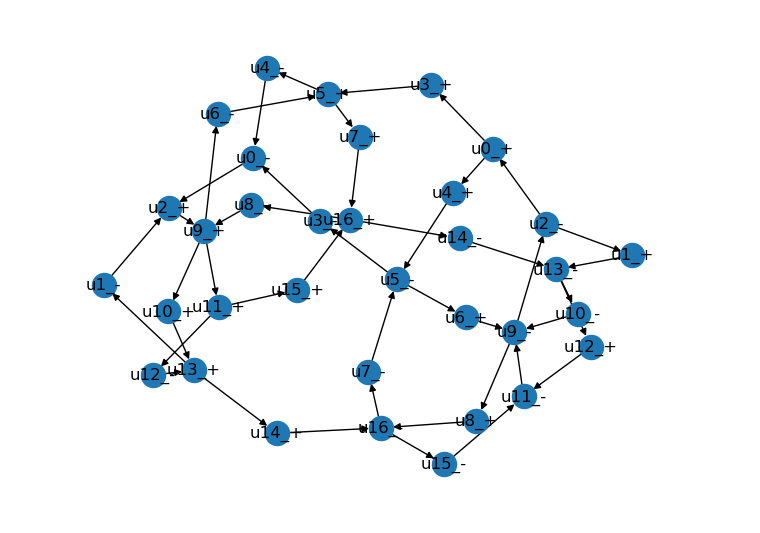
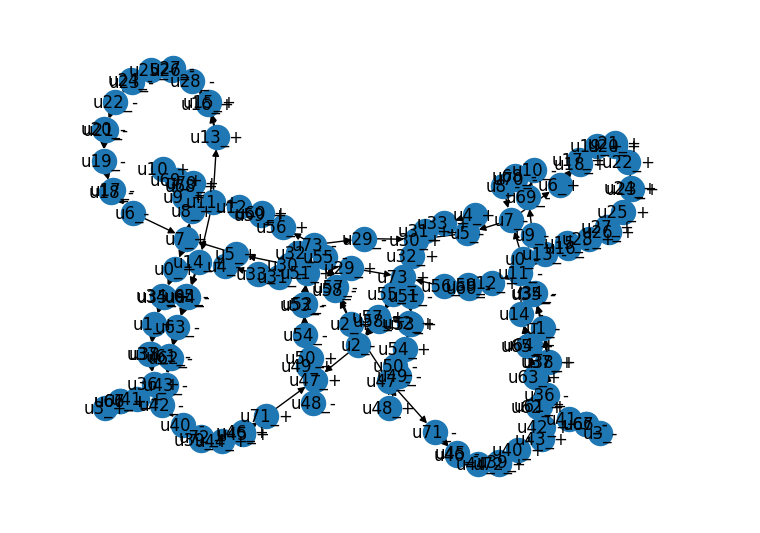
Before and after one commit to JoshCudby/quantum_pangenomics, a Jupyter notebook: diploid_tangle/notebooks/diploid_tangle.ipynb, the cells around one changed output. Cells and saved outputs as stored; diff of their text form; code cells hidden in the pictures.

```diff
--- a/diploid_tangle/notebooks/diploid_tangle.ipynb
+++ b/diploid_tangle/notebooks/diploid_tangle.ipynb
@@ -43,10 +114,13 @@ def normalise_node_weights(graph, normalisation):
 # %%
 # g = oriented_graph_from_file('../../data/test.gfa')
-g = oriented_graph_from_file('../../data/ddDapMeze1.MT.k501.utg.final.gfa')
-g = normalise_node_weights(g, 100)
+# g = oriented_graph_from_file('../../data/ddDapMeze1.MT.k501.utg.final.gfa')
+# g = normalise_node_weights(g, 100)
+# g = oriented_graph_from_file('../../data/both2.syncasm1001.utg.final.gfa')
+g = oriented_graph_from_file('../../data/both.syncasm.utg.final.gfa')
+g = normalise_node_weights(g, 30)
 nx.draw_kamada_kawai(g, with_labels=True)
 # %% [output]
-[figure, old version]
+[figure, new version]
 # %%
 nodes = list(g.nodes)
 N = int(len(nodes) / 2)
```
Also changed, not shown: parts of 23 cells of this notebook, 6 other files.
